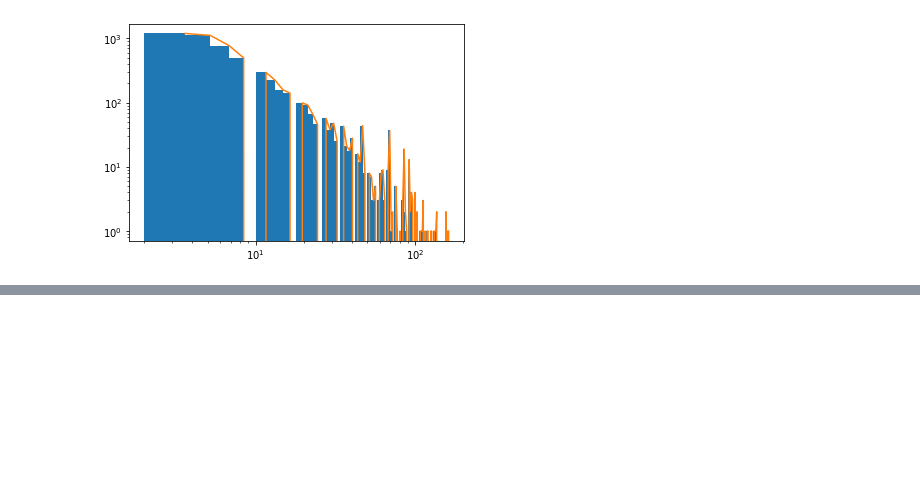
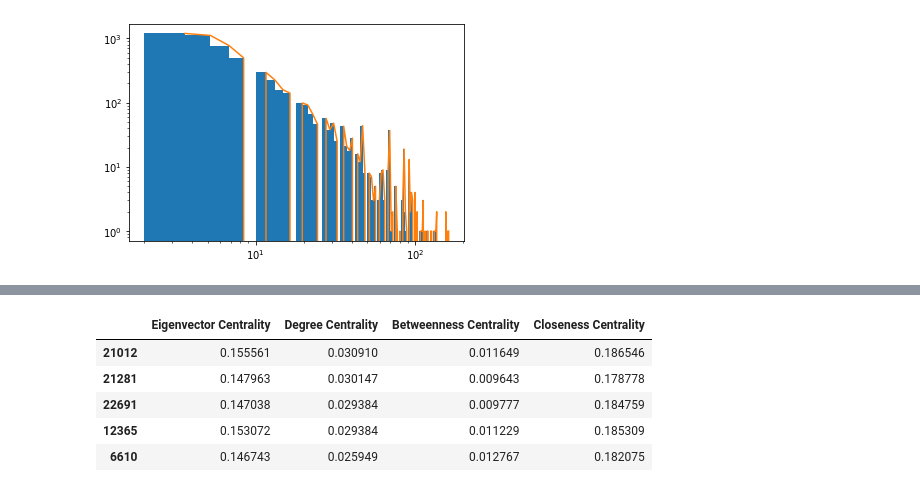
Before and after one commit to mharrisonbaker/DATA620, a Jupyter notebook: Untitled1.ipynb, the cells around one changed output, grey strips where cells are left out. Cells and saved outputs as stored; diff of their text form; code cells hidden in the pictures; blank space fills up the shorter version.

```diff
--- a/Untitled1.ipynb
+++ b/Untitled1.ipynb
@@ -58,0 +87,20 @@ plt.loglog(h[1][1:], h[0])
+# %%
+EVC = nx.eigenvector_centrality(G)
+degree = nx.degree_centrality(G)
+betweenness = nx.betweenness_centrality(G)
+closeness = nx.closeness_centrality(G)
+
+Centrality_df = pd.DataFrame([EVC,degree,betweenness,closeness]).T
+Centrality_df = Centrality_df.rename(index = str, columns = {0:"Eigenvector Centrality",
+                                                             1:"Degree Centrality",
+                                                             2:"Betweenness Centrality",
+                                                             3:"Closeness Centrality"})
+
+Centrality_df.sort_values(by=["Degree Centrality"], ascending = False).head()
+# %% [output]
+|  | Eigenvector Centrality | Degree Centrality | Betweenness Centrality | Closeness Centrality |
+| 21012 | 0.155561 | 0.030910 | 0.011649 | 0.186546 |
+| 21281 | 0.147963 | 0.030147 | 0.009643 | 0.178778 |
+| 22691 | 0.147038 | 0.029384 | 0.009777 | 0.184759 |
+| 12365 | 0.153072 | 0.029384 | 0.011229 | 0.185309 |
+| 6610 | 0.146743 | 0.025949 | 0.012767 | 0.182075 |
```
Also changed, not shown: parts of 2 cells of this notebook.
